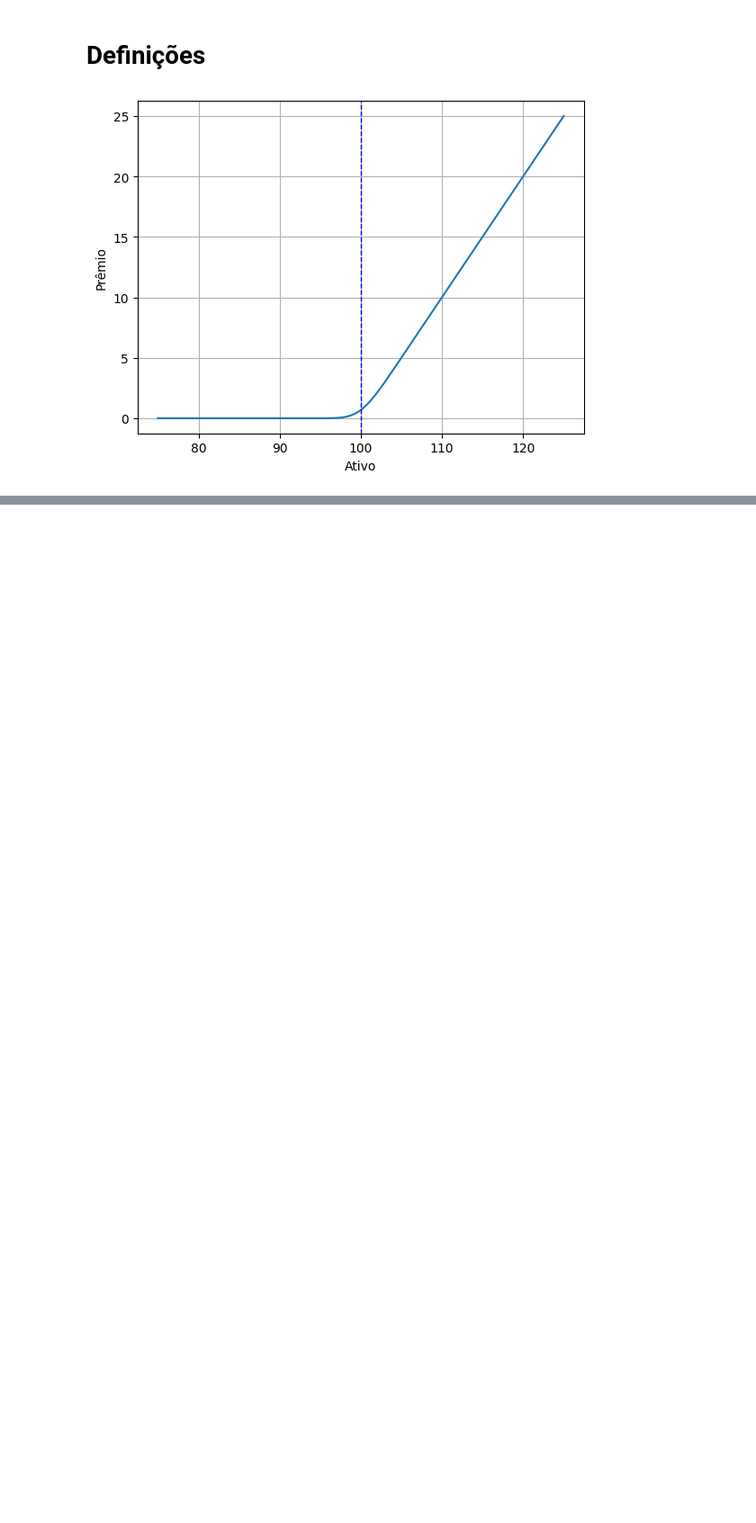
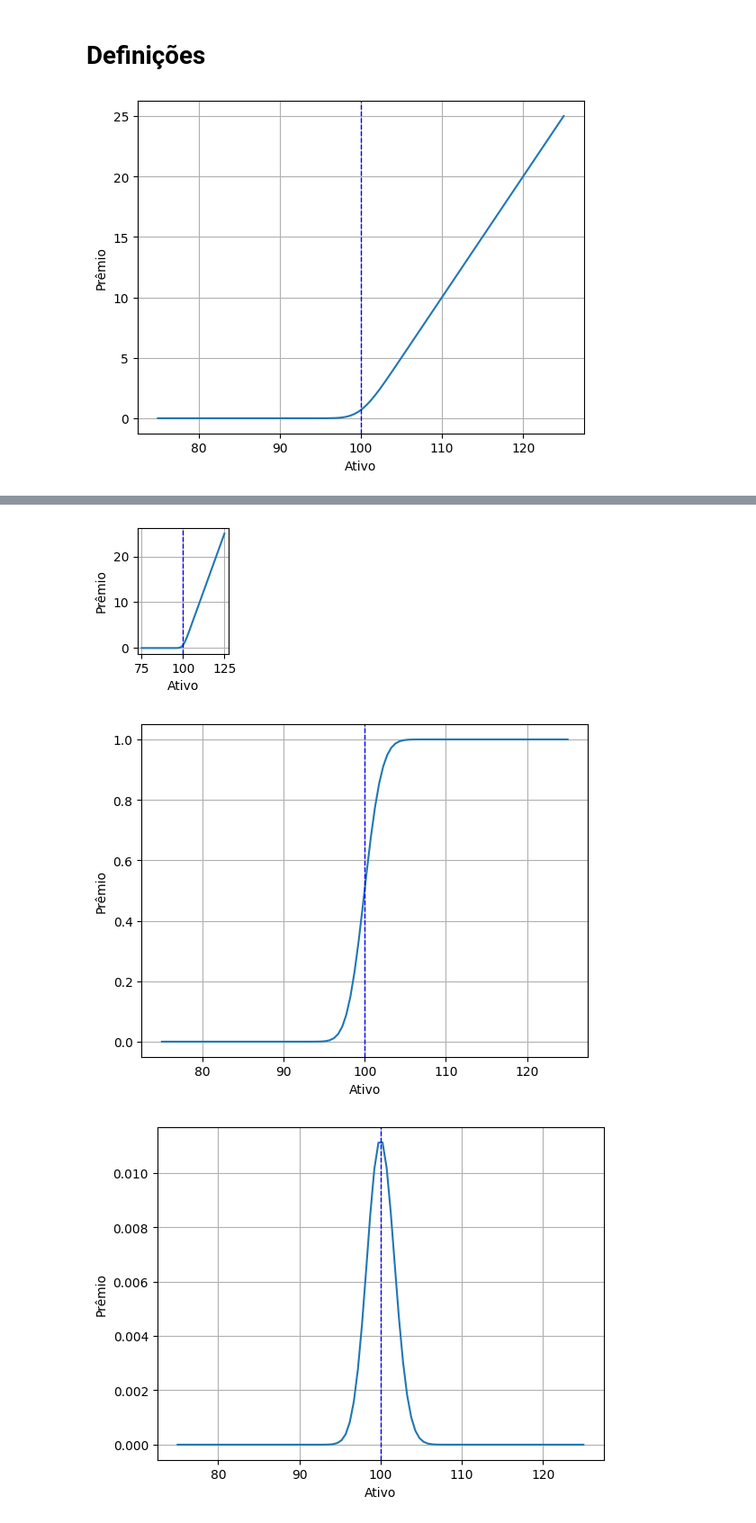
Before and after one commit to facklen/python_para_investimentos, a Jupyter notebook: Estudo_BS.ipynb, the cells around one changed output, grey strips where cells are left out. Shown at 90% size. Saved outputs shown, nothing was run; the diff lists cells and outputs as text; code cells hidden in the pictures; blank space fills up the shorter version.

```diff
--- a/Estudo_BS.ipynb
+++ b/Estudo_BS.ipynb
@@ -119,0 +121,34 @@ plt.show()
+# %%
+figura = plt.figure(figsize=(6,4))
+figura.add_subplot(2,4,1)
+plt.plot(S,bs)
+plt.axvline(x=K,ymin=0,ymax=10.0, color='b', linestyle='dashed',linewidth=1)
+plt.grid()
+plt.xlabel('Ativo')
+plt.ylabel('Prêmio')
+plt.show()
+figura.add_subplot(2,4,2)
+plt.plot(S,d)
+plt.axvline(x=K,ymin=0,ymax=10.0, color='b', linestyle='dashed',linewidth=1)
+plt.grid()
+plt.xlabel('Ativo')
+plt.ylabel('Prêmio')
+plt.show()
+figura.add_subplot(2,4,3)
+plt.plot(S,v)
+plt.axvline(x=K,ymin=0,ymax=10.0, color='b', linestyle='dashed',linewidth=1)
+plt.grid()
+plt.xlabel('Ativo')
+plt.ylabel('Prêmio')
+plt.show()
+figura.add_subplot(2,4,4)
+plt.plot(S,t)
+plt.axvline(x=K,ymin=0,ymax=10.0, color='b', linestyle='dashed',linewidth=1)
+plt.grid()
+plt.xlabel('Ativo')
+plt.ylabel('Prêmio')
+plt.show()
+# %% [output]
+[figure, added]
+[figure, added]
+[figure, added]
```
Also changed, not shown: parts of 2 cells of this notebook.
